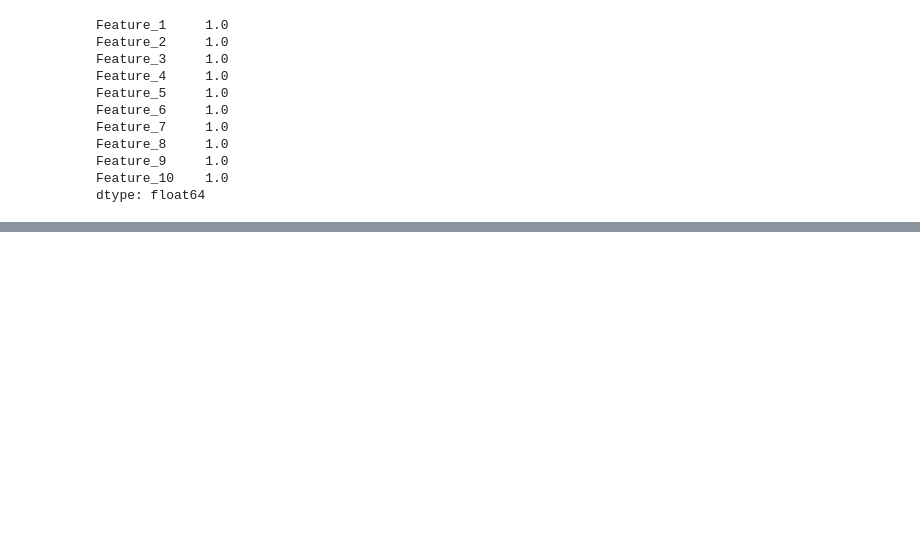
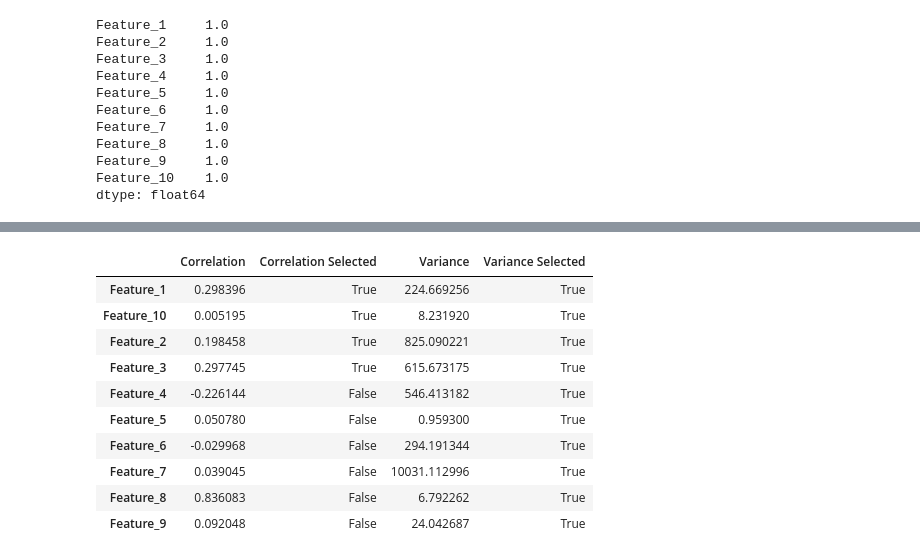
Before and after one commit to Adithya-Biju/MLAssessment, a Jupyter notebook: notebooks/feature_engineering.ipynb, the cells around one changed output, grey strips where cells are left out. Cells and saved outputs as stored; diff of their text form; code cells hidden in the pictures; blank space fills up the shorter version.

```diff
--- a/notebooks/feature_engineering.ipynb
+++ b/notebooks/feature_engineering.ipynb
@@ -135,0 +212,27 @@ dtype: float64
+# %%
+feature_comparison = pd.DataFrame({
+    "Correlation": target_correlation,
+    "Correlation Selected": [
+        feature in selected_by_correlation
+        for feature in target_correlation.index
+    ],
+    "Variance": X.var(),
+    "Variance Selected": [
+        feature in selected_by_variance
+        for feature in X.columns
+    ]
+})
+
+display(feature_comparison)
+# %% [output]
+|  | Correlation | Correlation Selected | Variance | Variance Selected |
+| Feature_1 | 0.298396 | True | 224.669256 | True |
+| Feature_10 | 0.005195 | True | 8.231920 | True |
+| Feature_2 | 0.198458 | True | 825.090221 | True |
+| Feature_3 | 0.297745 | True | 615.673175 | True |
+| Feature_4 | -0.226144 | False | 546.413182 | True |
+| Feature_5 | 0.050780 | False | 0.959300 | True |
+| Feature_6 | -0.029968 | False | 294.191344 | True |
+| Feature_7 | 0.039045 | False | 10031.112996 | True |
+| Feature_8 | 0.836083 | False | 6.792262 | True |
+| Feature_9 | 0.092048 | False | 24.042687 | True |
```
Also changed, not shown: parts of 11 cells of this notebook, 1 other file.
